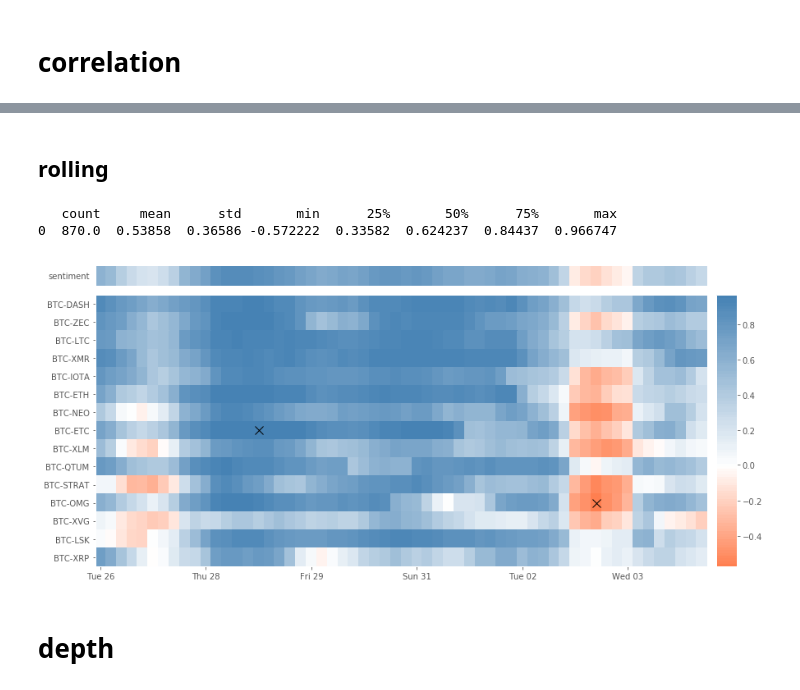
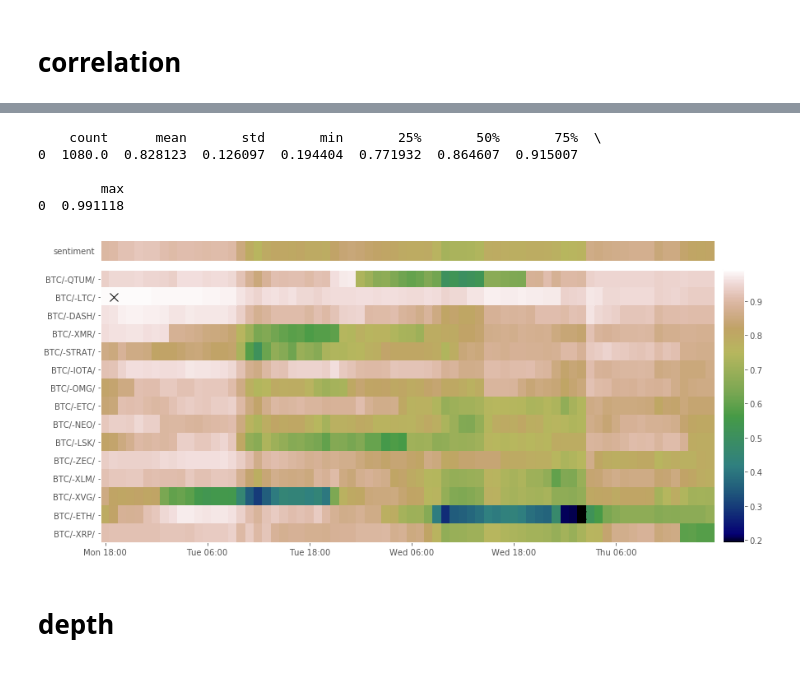
Before and after one commit to Sahanduiuc/cryptoz, a Jupyter notebook: Workbook.ipynb, the cells around one changed output, grey strips where cells are left out. Cells and saved outputs as stored; diff of their text form; code cells hidden in the pictures.

```diff
--- a/Workbook.ipynb
+++ b/Workbook.ipynb
@@ -13,5 +18,6 @@ client = Client(api_key, api_secret)
 # %%
-symbols = [
+pairs = [
+    'BNB/USDT',
     'BTC/USDT',
     'XRP/USDT',
     'ETH/USDT',
@@ -41,0 +40,3 @@ orderbooks = binance.orderbooks(client, symbols)
+# %%
+interval = enums.KLINE_INTERVAL_1HOUR
+last_window = pd.Timedelta(days=3)
@@ -41,0 +45,6 @@ orderbooks = binance.orderbooks(client, symbols)
+# %%
+from cryptoz.exchanges.binance import Binance
+
+binance = Binance(client)
+
+ohlc = binance.get_ohlc(pairs, interval=interval)
@@ -183,20 +273,23 @@ cryptoz.plot.heatmap(df, col_ranker=ranker, idx_ranker=ranker, cmap=cmap, norm=n
-# %% [markdown]
-## rolling
 # %%
+window = 20
+base_pair = 'BTC/USDT'
+
 df = utils.to_df(ohlc, 'C').pct_change().dropna()
-df = stats.corr.rolling(df, window=48)
-regex = re.compile(r'(BTCUSDT-.+)')
+df = stats.corr.rolling(df, window=window)
+regex = re.compile(r'(%s-.+)' % base_pair)
 df = df[list(filter(regex.search, df.columns))]
-df.columns = list(map(lambda x: re.sub(r'(USDT)', '', x), df.columns))
+df.columns = list(map(lambda x: re.sub(r'(%s)' % base_pair.split('/')[1], '', x), df.columns))
 df.dropna(inplace=True)
+df = utils.cut_df(df, last_window)
 
-cmap = cryptoz.plot.continuous_cmap(['coral', 'white', 'steelblue'])
-norm = cryptoz.plot.midpoint_norm(0)
-cryptoz.plot.evolution(df.resample('4h').mean(), cmap=cmap, norm=norm)
+plot.evolution(df, plt.cm.gist_earth, rank='last')
 # %% [output]
-   count     mean      std       min      25%       50%      75%       max
-0  870.0  0.53858  0.36586 -0.572222  0.33582  0.624237  0.84437  0.966747
+    count      mean       std       min       25%       50%       75%  \
+0  1080.0  0.828123  0.126097  0.194404  0.771932  0.864607  0.915007
+
+        max
+0  0.991118
-[figure, old version]
+[figure, new version]
 # %% [markdown]
 # depth
 # %%
```
Also changed, not shown: parts of 60 cells of this notebook.
